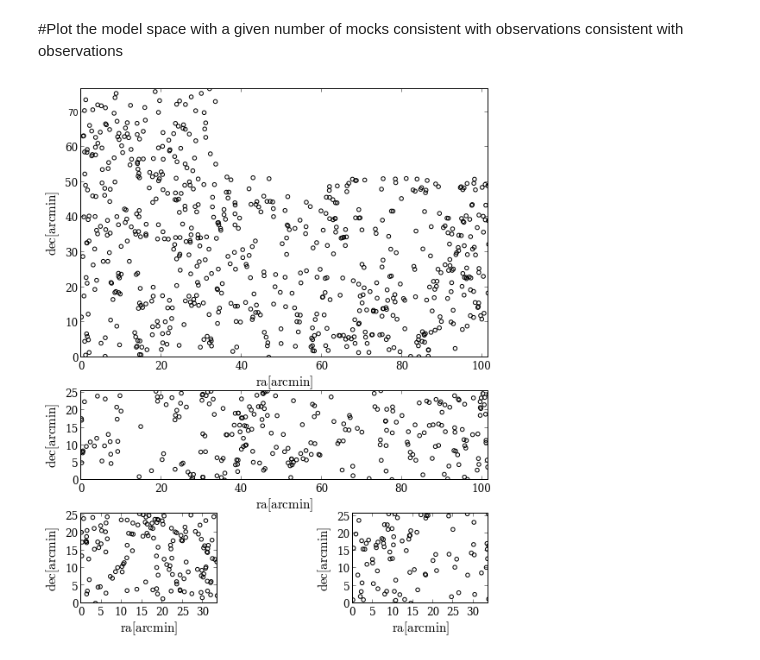
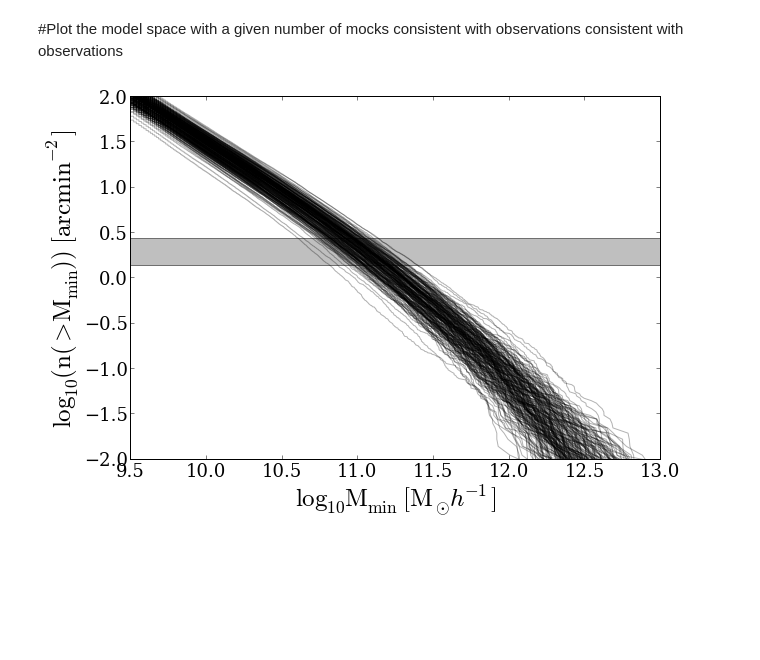
Before and after one commit to forero/CosmicVarianceLAES, a Jupyter notebook: code/paper.ipynb, the cells around one changed output. Drawn from its saved outputs; the diff is of its cells as text; code cells hidden in the pictures; blank space fills up the shorter version.

Commit message:
notebook with new label in figure 1.

```diff
--- a/code/paper.ipynb
+++ b/code/paper.ipynb
@@ -36,8 +36,8 @@ def make_figure1():
 
     fig = figure(1, figsize=(9.5,6.5))
     ax = axes()
-    ax.set_xlabel("$\log_{10}\mathrm{M_{h}\ [M_{\odot}}h^{-1}]$",fontsize=25)
-    ax.set_ylabel("$\log_{10}\mathrm{(n(>M_{h}))\ [arcmin}^{-2}]$",fontsize=25)
+    ax.set_xlabel("$\log_{10}\mathrm{M_{min}\ [M_{\odot}}h^{-1}]$",fontsize=25)
+    ax.set_ylabel("$\log_{10}\mathrm{(n(>M_{min}))\ [arcmin}^{-2}]$",fontsize=25)
     ticklabels_x = ax.get_xticklabels()
     ticklabels_y = ax.get_yticklabels()
 
@@ -671,13 +671,13 @@ def plot_mocks_model(box_x_id, box_y_id, box_z_id, min_mass, max_mass, f_occ, fi
     savefig(filename + '.pdf',format = 'pdf', transparent=True)
     savefig(filename + '.png',format = 'png', transparent=True)
 # %%
-Figure1 = False
+Figure1 = True
 Figure2 = False
 Figure3 = False
 Figure4 = False
 Figure5 = False
 Figure6 = False
-Figure0 = True
+Figure0 = False
 
 if Figure0:
     plot_mocks_model(box_x_id, box_y_id, box_z_id, min_mass, max_mass, f_occ, "Figure0", hmpc_to_arcmin)
@@ -689,31 +689,31 @@ if Figure2:
     make_figure2('FOF', p_threshold=0.05, survey_name='match')
     make_figure2('FOF', p_threshold=0.05, survey_name='random')
     make_figure2('FOF', p_threshold=0.05, survey_name='full')
 
 if Figure3:
     make_figure3('FOF', p_threshold=0.05, survey_name='random')
     make_figure3('FOF', p_threshold=0.05, survey_name='match')
 
 if Figure4:
     make_figure4('FOF', p_threshold=0.05, survey_name='random')
     make_figure4('FOF', p_threshold=0.05, survey_name='match')
 
 if Figure5:
     make_figure5('FOF', p_threshold=0.05, survey_name='match', plane='mass')
     make_figure5('FOF', p_threshold=0.05, survey_name='match', plane='f_occ')
     make_figure5('FOF', p_threshold=0.05, survey_name='random', plane='mass')
     make_figure5('FOF', p_threshold=0.05, survey_name='random', plane='f_occ')
     make_figure5('FOF', p_threshold=0.05, survey_name='match', plane='mass', selection='mock_and_f_occ')
     make_figure5('FOF', p_threshold=0.05, survey_name='match', plane='f_occ', selection='mock_and_f_occ')
     make_figure5('FOF', p_threshold=0.05, survey_name='random', plane='mass', selection='mock_and_f_occ')
     make_figure5('FOF', p_threshold=0.05, survey_name='random', plane='f_occ', selection='mock_and_f_occ')
     make_figure5('FOF', p_threshold=0.05, survey_name='match', plane='mass', selection='f_occ')
     make_figure5('FOF', p_threshold=0.05, survey_name='match', plane='f_occ', selection='f_occ')
     make_figure5('FOF', p_threshold=0.05, survey_name='random', plane='mass', selection='f_occ')
     make_figure5('FOF', p_threshold=0.05, survey_name='random', plane='f_occ', selection='f_occ')
 
 if Figure6:
     make_figure6(plane='mass')
     make_figure6(plane='f_occ')
 # %% [output]
-[figure, old version]
+[figure, new version]
```
